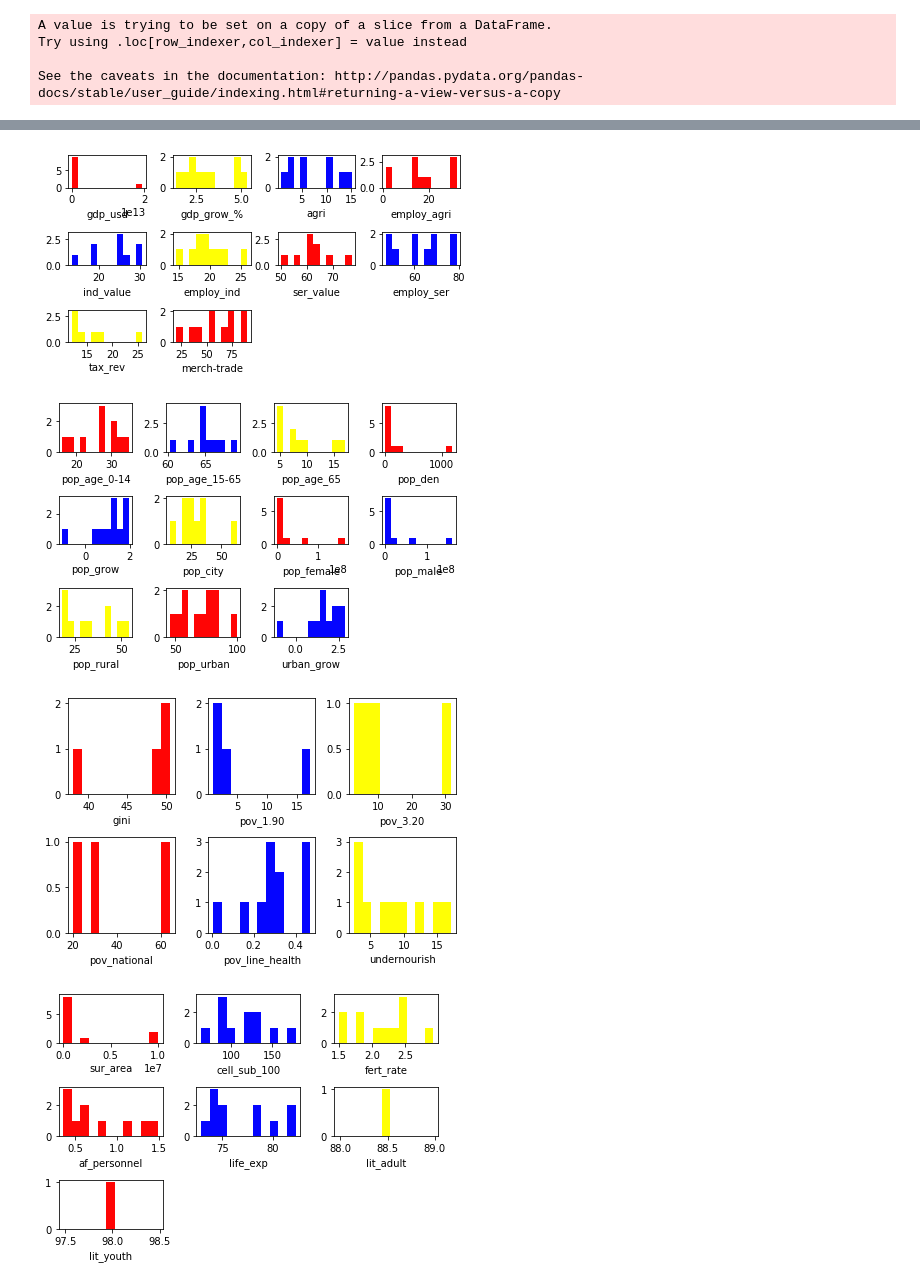
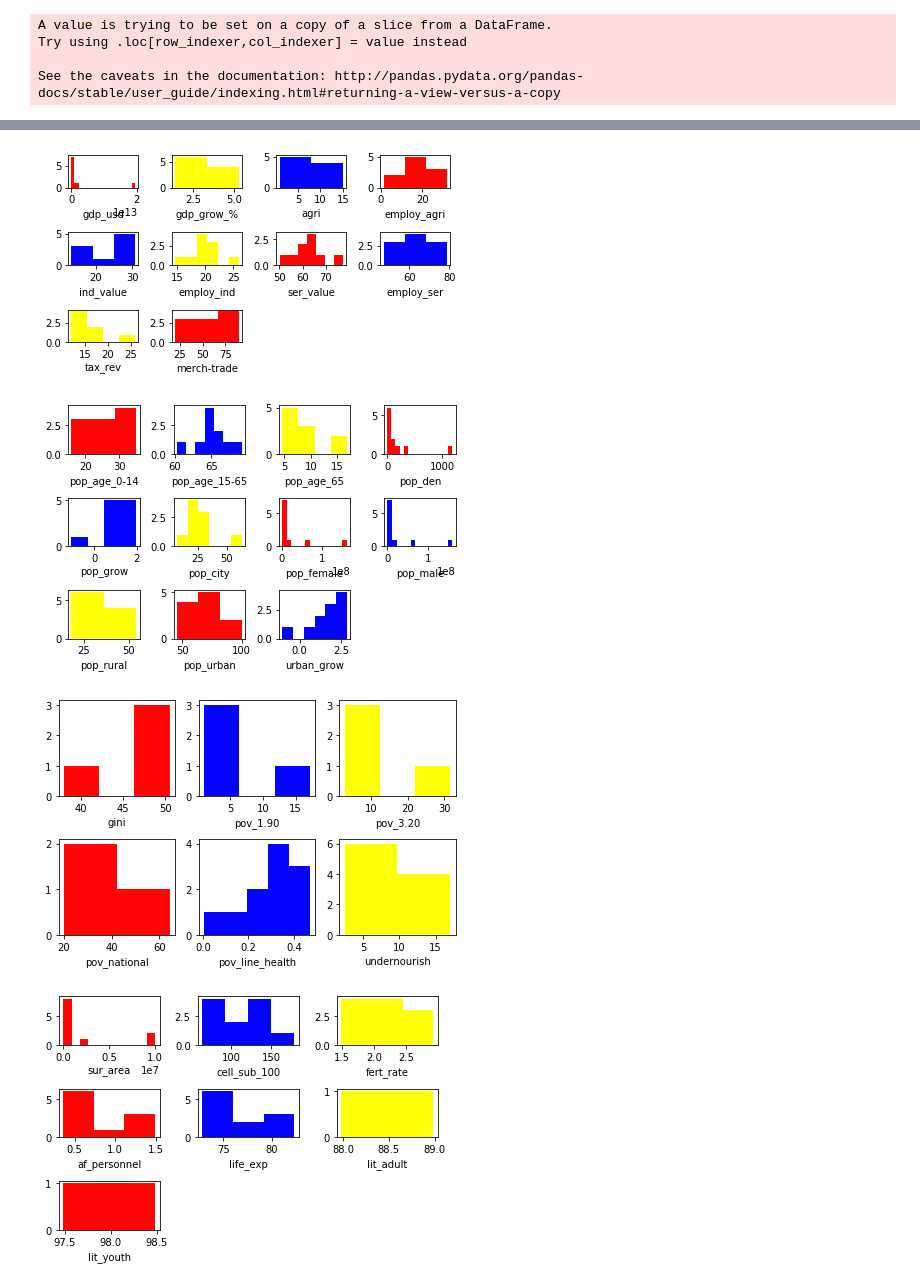
Before and after one commit to Wager95/Hot-Rod-Analysis, a Jupyter notebook: WDIW_sheet.ipynb, the cells around one changed output, grey strips where cells are left out. Cells and saved outputs as stored; diff of their text form; code cells hidden in the pictures.

```diff
--- a/WDIW_sheet.ipynb
+++ b/WDIW_sheet.ipynb
@@ -302,7 +309,7 @@ See the caveats in the documentation: http://pandas.pydata.org/pandas-docs/stabl
 #ECONOMIC
 plt.subplot(4,4,1)
 plt.hist(wdiw_hr['GDP (current US$)'],
-         bins = 11,
+         bins = 'fd',
          color='red',
          alpha = 0.98)
 
@@ -311,7 +318,7 @@ plt.xlabel('gdp_usd')
 
 plt.subplot(4,4,2)
 plt.hist(wdiw_hr['GDP growth (annual %)'],
-         bins = 11,
+         bins = 'fd',
          color='yellow',
          alpha = 0.98)
 
@@ -319,7 +326,7 @@ plt.xlabel('gdp_grow_%')
 
 plt.subplot(4,4,3)
 plt.hist(wdiw_hr['Agriculture, forestry, and fishing, value added (% of GDP)'],
-         bins = 11,
+         bins = 'fd',
          color='blue',
          alpha = 0.98)
 
@@ -328,7 +335,7 @@ plt.xlabel('agri')
 
 plt.subplot(4,4,4)
 plt.hist(wdiw_hr['Employment in agriculture (% of total employment) (modeled ILO estimate)'],
-         bins = 11,
+         bins = 'fd',
          color='red',
          alpha = 0.98)
 
@@ -336,7 +343,7 @@ plt.xlabel('employ_agri')
 
 plt.subplot(4,4,5)
 plt.hist(wdiw_hr['Industry (including construction), value added (% of GDP)'],
-         bins = 11,
+         bins = 'fd',
          color='blue',
          alpha = 0.98)
 plt.xlabel('ind_value')
@@ -344,35 +351,35 @@ plt.xlabel('ind_value')
 
 plt.subplot(4,4,6)
 plt.hist(wdiw_hr['Employment in industry (% of total employment) (modeled ILO estimate)'],
-         bins = 11,
+         bins = 'fd',
          color='yellow',
          alpha = 0.98)
 plt.xlabel('employ_ind')
 
 plt.subplot(4,4,7)
 plt.hist(wdiw_hr['Services, value added (% of GDP)'],
-         bins = 11,
+         bins = 'fd',
          color='red',
          alpha = 0.98)
 plt.xlabel('ser_value')
 
 plt.subplot(4,4,8)
 plt.hist(wdiw_hr['Employment in services (% of total employment) (modeled ILO estimate)'],
-         bins = 11,
+         bins = 'fd',
          color='blue',
          alpha = 0.98)
 plt.xlabel('employ_ser')
 
 plt.subplot(4,4,9)
 plt.hist(wdiw_hr['Tax revenue (% of GDP)'],
-         bins = 11,
+         bins = 'fd',
          color='yellow',
          alpha = 0.98)
 plt.xlabel('tax_rev')
 
 plt.subplot(4,4,10)
 plt.hist(wdiw_hr['Merchandise trade (% of GDP)'],
-         bins = 11,
+         bins = 'fd',
          color='red',
          alpha = 0.98)
 plt.xlabel('merch-trade')
@@ -388,7 +395,7 @@ plt.show()
 #Population
 plt.subplot(3,4,1)
 plt.hist(wdiw_hr['Population ages 0-14 (% of total population)'],
-         bins = 11,
+         bins = 'fd',
          color='red',
          alpha = 0.98)
 plt.xlabel('pop_age_0-14')
@@ -396,7 +403,7 @@ plt.xlabel('pop_age_0-14')
 
 plt.subplot(3,4,2)
 plt.hist(wdiw_hr['Population ages 15-64 (% of total population)'],
-         bins = 11,
+         bins = 'fd',
          color='blue',
          alpha = 0.98)
 plt.xlabel('pop_age_15-65')
@@ -404,7 +411,7 @@ plt.xlabel('pop_age_15-65')
 
 plt.subplot(3,4,3)
 plt.hist(wdiw_hr['Population ages 65 and above (% of total population)'],
-         bins = 11,
+         bins = 'fd',
          color='yellow',
          alpha = 0.98)
 plt.xlabel('pop_age_65')
@@ -412,21 +419,21 @@ plt.xlabel('pop_age_65')
 
 plt.subplot(3,4,4)
 plt.hist(wdiw_hr['Population density (people per sq. km of land area)'],
-         bins = 11,
+         bins = 'fd',
          color='red',
          alpha = 0.98)
 plt.xlabel('pop_den')
 
 plt.subplot(3,4,5)
 plt.hist(wdiw_hr['Population growth (annual %)'],
-         bins = 11,
+         bins = 'fd',
          color='blue',
          alpha = 0.98)
 plt.xlabel('pop_grow')
 
 plt.subplot(3,4,6)
 plt.hist(wdiw_hr['Population in the largest city (% of urban population)'],
-         bins = 11,
+         bins = 'fd',
          color='yellow',
          alpha = 0.98)
 plt.xlabel('pop_city')
@@ -434,35 +441,35 @@ plt.xlabel('pop_city')
 
 plt.subplot(3,4,7)
 plt.hist(wdiw_hr['Population, female'],
-         bins = 11,
+         bins = 'fd',
          color='red',
          alpha = 0.98)
 plt.xlabel('pop_female')
 
 plt.subplot(3,4,8)
 plt.hist(wdiw_hr['Population, male'],
-         bins = 11,
+         bins = 'fd',
          color='blue',
          alpha = 0.98)
 plt.xlabel('pop_male')
 
 plt.subplot(3,4,9)
 plt.hist(wdiw_hr['Rural population (% of total population)'],
-         bins = 11,
+         bins = 'fd',
          color='yellow',
          alpha = 0.98)
 plt.xlabel('pop_rural')
 
 plt.subplot(3,4,10)
 plt.hist(wdiw_hr['Urban population (% of total population)'],
-         bins = 11,
+         bins = 'fd',
          color='red',
          alpha = 0.98)
 plt.xlabel('pop_urban')
 
 plt.subplot(3,4,11)
 plt.hist(wdiw_hr['Urban population growth (annual %)'],
-         bins = 11,
+         bins = 'fd',
          color='blue',
          alpha = 0.98)
 plt.xlabel('urban_grow')
@@ -480,42 +487,42 @@ plt.show()
 
 plt.subplot(2,3,1)
 plt.hist(wdiw_hr['GINI index (World Bank estimate)'],
-         bins = 11,
+         bins = 'fd',
          color='red',
          alpha = 0.98)
 plt.xlabel('gini')
 
 plt.subplot(2,3,2)
 plt.hist(wdiw_hr['Poverty headcount ratio at $1.90 a day (2011 PPP) (% of population)'],
-         bins = 11,
+         bins = 'fd',
          color='blue',
          alpha = 0.98)
 plt.xlabel('pov_1.90')
 
 plt.subplot(2,3,3)
 plt.hist(wdiw_hr['Poverty headcount ratio at $3.20 a day (2011 PPP) (% of population)'],
-         bins = 11,
+         bins = 'fd',
          color='yellow',
          alpha = 0.98)
 plt.xlabel('pov_3.20')
 
 plt.subplot(2,3,4)
 plt.hist(wdiw_hr['Poverty headcount ratio at national poverty lines (% of population)'],
-         bins = 11,
+         bins = 'fd',
          color='red',
          alpha = 0.98)
 plt.xlabel('pov_national')
 
 plt.subplot(2,3,5)
 plt.hist(wdiw_hr['Number of people pushed below the $3.10 ($ 2011 PPP) poverty line by out-of-pocket health care expenditure'],
-         bins = 11,
+         bins = 'fd',
          color='blue',
          alpha = 0.98)
 plt.xlabel('pov_line_health')
 
 plt.subplot(2,3,6)
 plt.hist(wdiw_hr['Prevalence of undernourishment (% of population)'],
-         bins = 11,
+         bins = 'fd',
          color='yellow',
          alpha = 0.98)
 plt.xlabel('undernourish')
@@ -531,65 +538,65 @@ plt.show()
 
 plt.subplot(3,3,1)
 plt.hist(wdiw_hr['Surface area (sq. km)'],
-         bins = 11,
+         bins = 'fd',
          color='red',
          alpha = 0.98)
 plt.xlabel('sur_area')
 
 plt.subplot(3,3,2)
 plt.hist(wdiw_hr['Mobile cellular subscriptions (per 100 people)'],
-         bins = 11,
+         bins = 'fd',
          color='blue',
          alpha = 0.98)
 plt.xlabel('cell_sub_100')
 
 plt.subplot(3,3,3)
 plt.hist(wdiw_hr['Fertility rate, total (births per woman)'],
-         bins = 11,
+         bins = 'fd',
          color='yellow',
          alpha = 0.98)
 plt.xlabel('fert_rate')
 
 plt.subplot(3,3,4)
 plt.hist(wdiw_hr['Armed forces personnel (% of total labor force)'],
-         bins = 11,
+         bins = 'fd',
          color='red',
          alpha = 0.98)
 plt.xlabel('af_personnel')
 
 plt.subplot(3,3,5)
 plt.hist(wdiw_hr['Life expectancy at birth, total (years)'],
-         bins = 11,
+         bins = 'fd',
          color='blue',
          alpha = 0.98)
 plt.xlabel('life_exp')
 
 plt.subplot(3,3,6)
 plt.hist(wdiw_hr['Literacy rate, adult total (% of people ages 15 and above)'],
-         bins = 11,
+         bins = 'fd',
          color='yellow',
          alpha = 0.98)
 plt.xlabel('lit_adult')
 
 plt.subplot(3,3,7)
 plt.hist(wdiw_hr['Literacy rate, youth total (% of people ages 15-24)'],
-         bins = 11,
+         bins = 'fd',
          color='red',
          alpha = 0.98)
 plt.xlabel('lit_youth')
 
 
 # saving the results to the working directory with savefig()
 #plt.savefig('Other  histogrm.png')
 
 # displaying the results
 plt.tight_layout()
 plt.show()
 # %% [output]
-[figure, old version]
+[figure, new version]
-[figure, old version]
+[figure, new version]
-[figure, old version]
+[figure, new version]
-[figure, old version]
+[figure, new version]
 # %%
 pop = wdiw_hr['Population, total']
 
```
Also changed, not shown: parts of 4 cells of this notebook, 1 other file.
